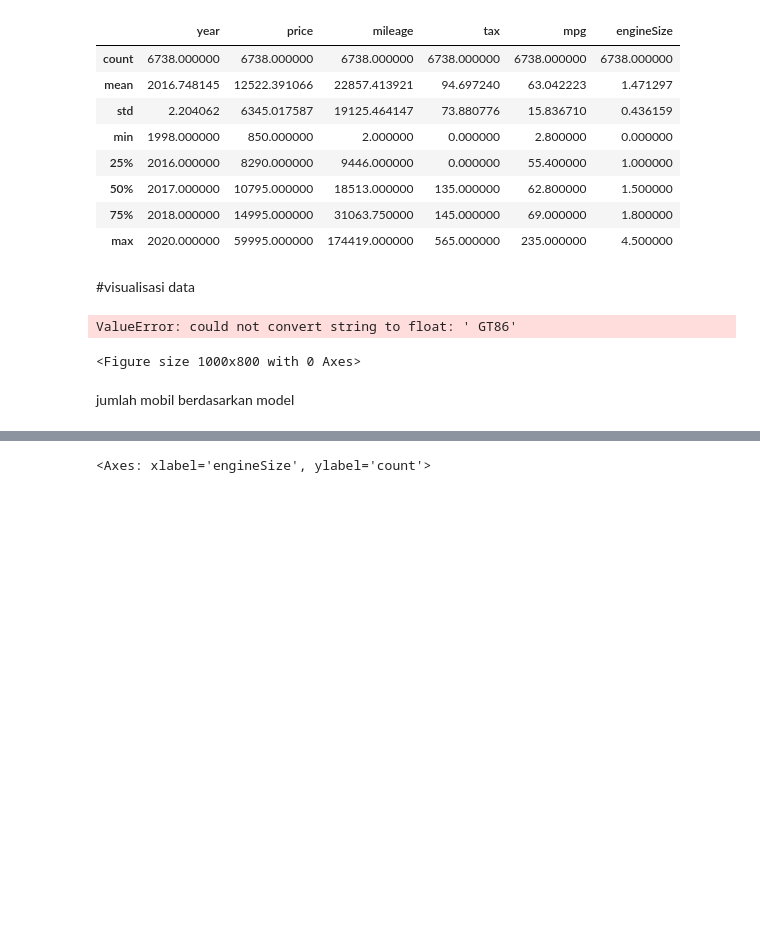
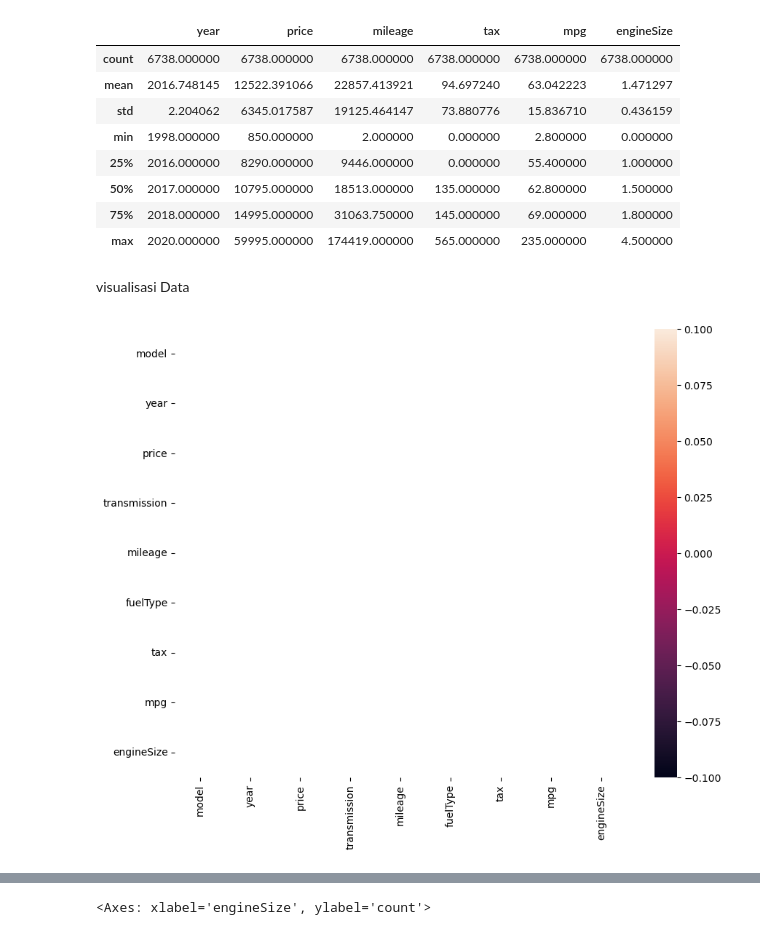
Before and after one commit to nasywaRaihan/streamlit-mobil, a Jupyter notebook: estimasi_mobil.ipynb, the cells around one changed output, grey strips where cells are left out. Drawn from its saved outputs; the diff is of its cells as text; code cells hidden in the pictures; blank space fills up the shorter version.

```diff
--- a/estimasi_mobil.ipynb
+++ b/estimasi_mobil.ipynb
@@ -127,16 +54,16 @@ df.describe()
 | 50% | 2017.000000 | 10795.000000 | 18513.000000 | 135.000000 | 62.800000 | 1.500000 |
 | 75% | 2018.000000 | 14995.000000 | 31063.750000 | 145.000000 | 69.000000 | 1.800000 |
 | max | 2020.000000 | 59995.000000 | 174419.000000 | 565.000000 | 235.000000 | 4.500000 |
-# %% [markdown]
-#visualisasi data
-# %%
-plt.figure(figsize=(10,8))
-sns.heatmap(df.corr(), annot=True)
-
-plt.show()
-# %% [output]
-ValueError: could not convert string to float: ' GT86'
-<Figure size 1000x800 with 0 Axes>
-# %% [markdown]
-jumlah mobil berdasarkan model
+# %% [markdown]
+visualisasi Data
+# %%
+#visulaisasi data
+
+plt.figure(figsize=(10, 8))
+#df=numeric.corr(), digunakan untuk menghitung kolerasi antar kolom dalam dataframe 'df_numeric'
+sns.heatmap(df_numeric.corr(), annot=True)
+#ini adalah perintah "motplotlib" untuk menampilkan gambar (heatmap)
+plt.show()
+# %% [output]
+[figure, added]
 # %%
```
Also changed, not shown: parts of 28 cells of this notebook, 3 other files.
